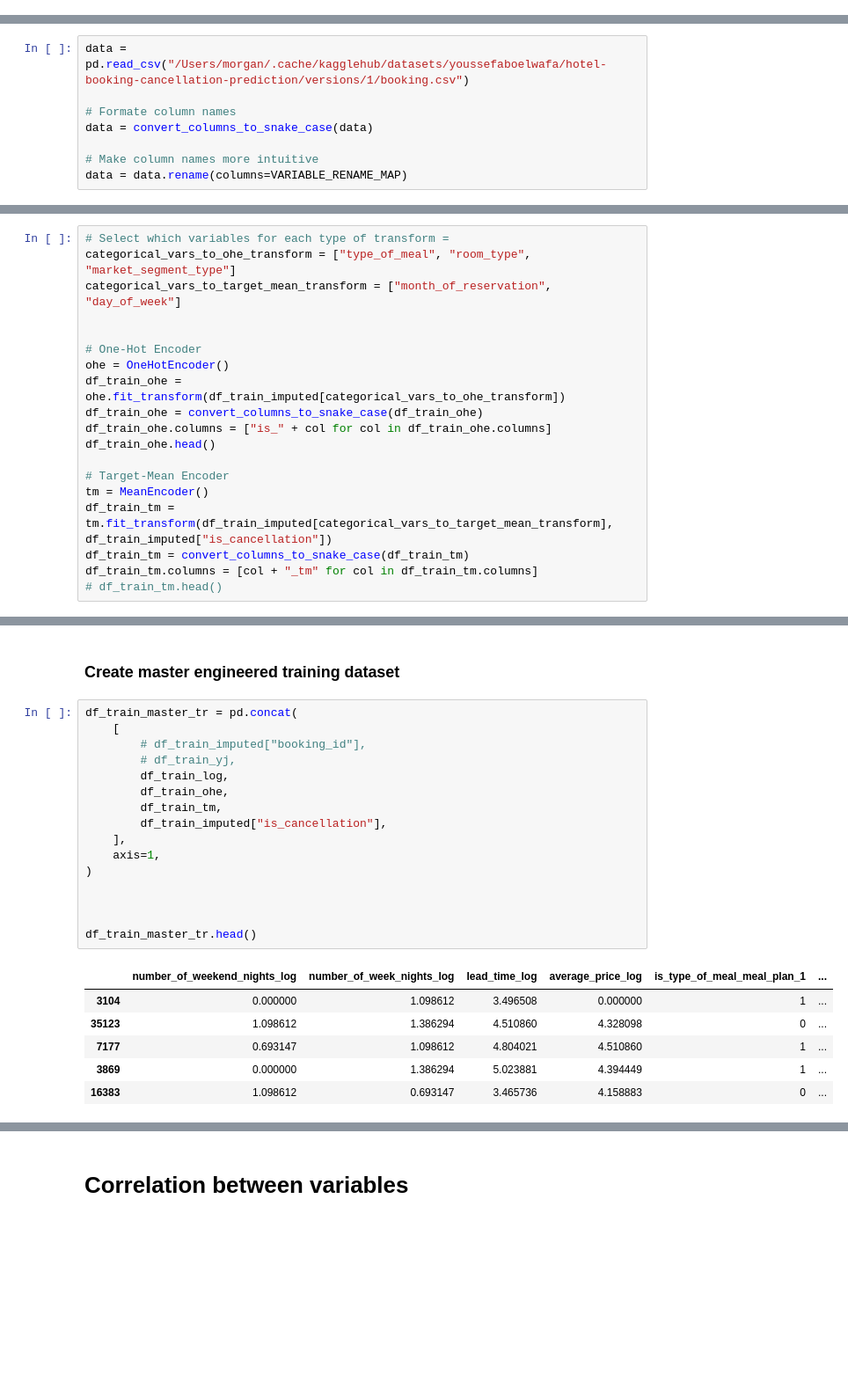
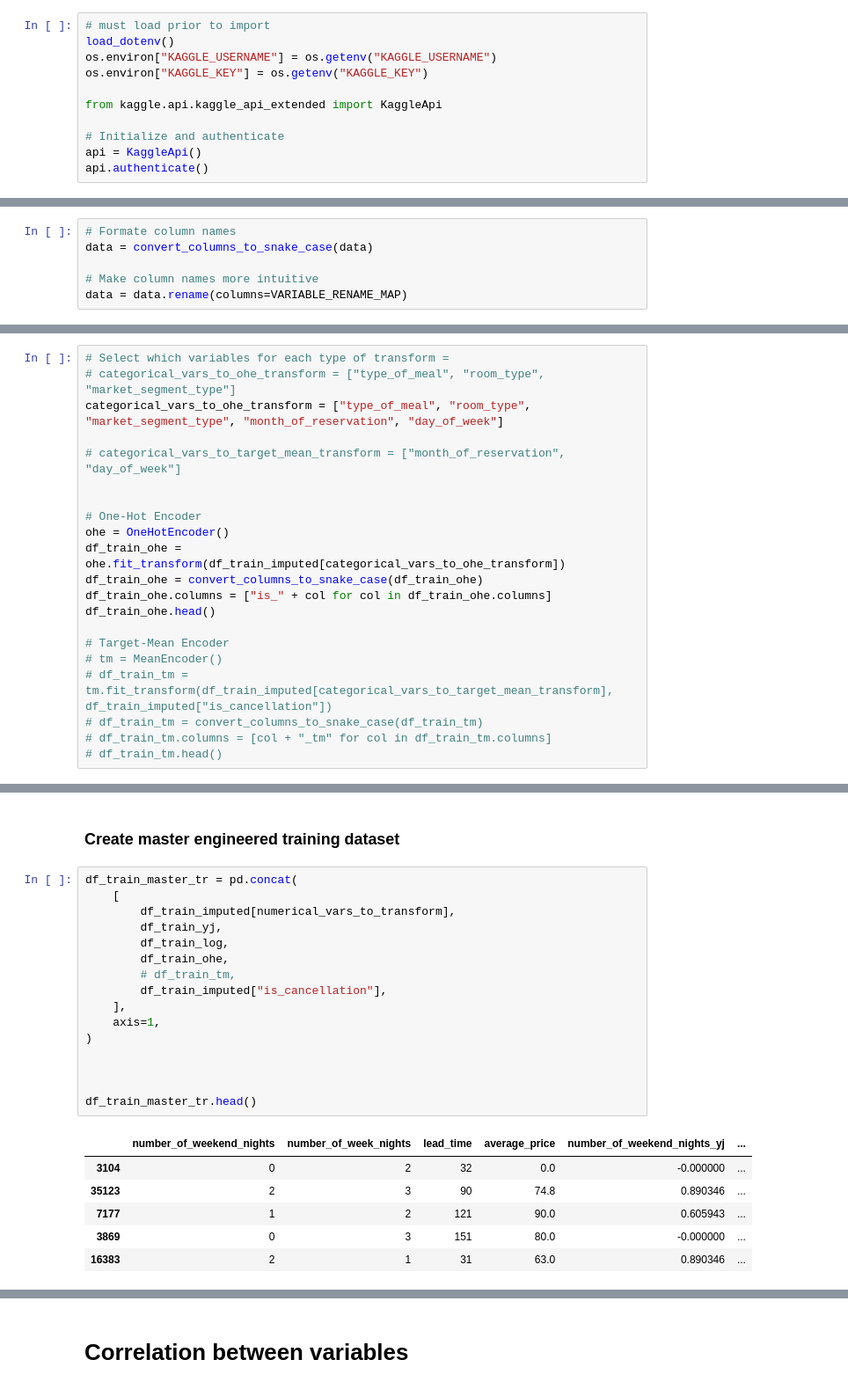
Before and after one commit to Morgan-Sell/no-vacancy, a Jupyter notebook: no_vacancy_eda.ipynb, the cells around one changed output, grey strips where cells are left out. Shown: that part at 88% size. Cells and saved outputs as stored; diff of their text form; blank space fills up the shorter version.

```diff
--- a/no_vacancy_eda.ipynb
+++ b/no_vacancy_eda.ipynb
@@ -34,6 +43,17 @@ import re
 from feature_engine.imputation import CategoricalImputer
 from feature_engine.encoding import OneHotEncoder, MeanEncoder
 from feature_engine.transformation import YeoJohnsonTransformer, LogCpTransformer
+# %%
+# must load prior to import
+load_dotenv()
+os.environ["KAGGLE_USERNAME"] = os.getenv("KAGGLE_USERNAME")
+os.environ["KAGGLE_KEY"] = os.getenv("KAGGLE_KEY")
+
+from kaggle.api.kaggle_api_extended import KaggleApi
+
+# Initialize and authenticate
+api = KaggleApi()
+api.authenticate()
 # %% [markdown]
 # UDF
 # %%
@@ -108,6 +183,4 @@ BOOKING_MAP = {
 # %%
-data = pd.read_csv("/Users/morgan/.cache/kagglehub/datasets/youssefaboelwafa/hotel-booking-cancellation-prediction/versions/1/booking.csv")
-
 # Formate column names
 data = convert_columns_to_snake_case(data)
 
@@ -491,8 +513,10 @@ df_train_log.columns = [col + "_log" for col in df_train_log.columns]
 ## Engineer Categorical Variables
 # %%
 # Select which variables for each type of transform =
-categorical_vars_to_ohe_transform = ["type_of_meal", "room_type", "market_segment_type"]
-categorical_vars_to_target_mean_transform = ["month_of_reservation", "day_of_week"]
+# categorical_vars_to_ohe_transform = ["type_of_meal", "room_type", "market_segment_type"]
+categorical_vars_to_ohe_transform = ["type_of_meal", "room_type", "market_segment_type", "month_of_reservation", "day_of_week"]
+
+# categorical_vars_to_target_mean_transform = ["month_of_reservation", "day_of_week"]
 
 
 # One-Hot Encoder
@@ -503,8 +527,8 @@ df_train_ohe.columns = ["is_" + col for col in df_train_ohe.columns]
 df_train_ohe.head()
 
 # Target-Mean Encoder
-tm = MeanEncoder()
-df_train_tm = tm.fit_transform(df_train_imputed[categorical_vars_to_target_mean_transform], df_train_imputed["is_cancellation"])
-df_train_tm = convert_columns_to_snake_case(df_train_tm)
-df_train_tm.columns = [col + "_tm" for col in df_train_tm.columns]
+# tm = MeanEncoder()
+# df_train_tm = tm.fit_transform(df_train_imputed[categorical_vars_to_target_mean_transform], df_train_imputed["is_cancellation"])
+# df_train_tm = convert_columns_to_snake_case(df_train_tm)
+# df_train_tm.columns = [col + "_tm" for col in df_train_tm.columns]
 # df_train_tm.head()
@@ -513,23 +545,23 @@ df_train_tm.columns = [col + "_tm" for col in df_train_tm.columns]
 # %%
 df_train_master_tr = pd.concat(
     [
-        # df_train_imputed["booking_id"],
-        # df_train_yj,
+        df_train_imputed[numerical_vars_to_transform],
+        df_train_yj,
         df_train_log,
         df_train_ohe,
-        df_train_tm,
+        # df_train_tm,
         df_train_imputed["is_cancellation"],
     ],
     axis=1,
 )
 
 
 
 df_train_master_tr.head()
 # %% [output]
-|  | number_of_weekend_nights_log | number_of_week_nights_log | lead_time_log | average_price_log | is_type_of_meal_meal_plan_1 | ... |
-| 3104 | 0.000000 | 1.098612 | 3.496508 | 0.000000 | 1 | ... |
-| 35123 | 1.098612 | 1.386294 | 4.510860 | 4.328098 | 0 | ... |
-| 7177 | 0.693147 | 1.098612 | 4.804021 | 4.510860 | 1 | ... |
-| 3869 | 0.000000 | 1.386294 | 5.023881 | 4.394449 | 1 | ... |
-| 16383 | 1.098612 | 0.693147 | 3.465736 | 4.158883 | 0 | ... |
+|  | number_of_weekend_nights | number_of_week_nights | lead_time | average_price | number_of_weekend_nights_yj | ... |
+| 3104 | 0 | 2 | 32 | 0.0 | -0.000000 | ... |
+| 35123 | 2 | 3 | 90 | 74.8 | 0.890346 | ... |
+| 7177 | 1 | 2 | 121 | 90.0 | 0.605943 | ... |
+| 3869 | 0 | 3 | 151 | 80.0 | -0.000000 | ... |
+| 16383 | 2 | 1 | 31 | 63.0 | 0.890346 | ... |
```
Also changed, not shown: parts of 29 cells of this notebook.
